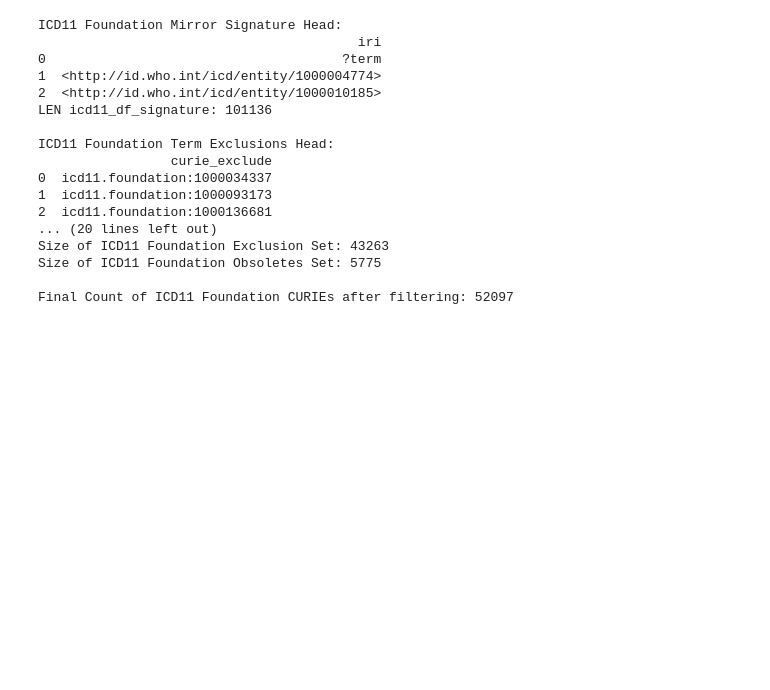
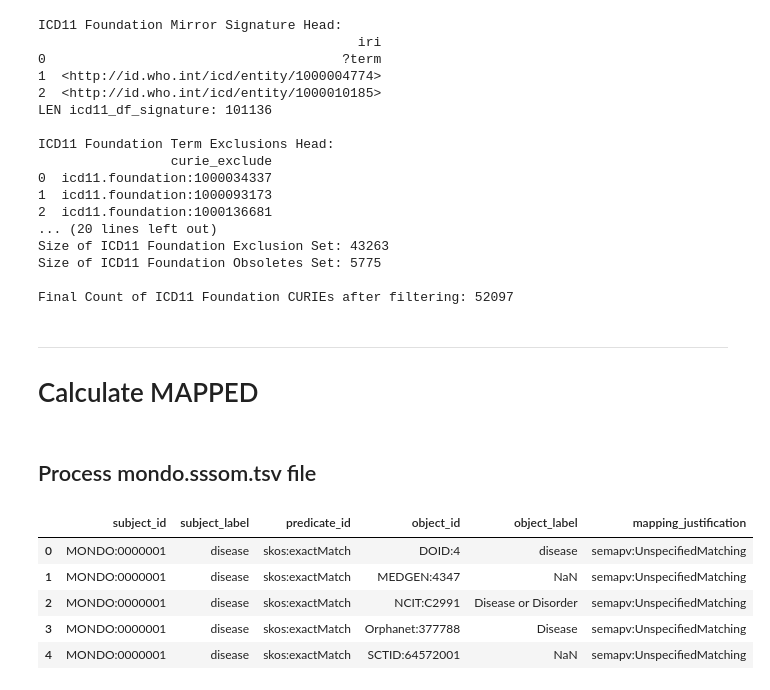
Before and after one commit to monarch-initiative/mondo-ingest, a Jupyter notebook: src/ontology/AlignmentStats.ipynb, the cells around one changed output. Saved outputs shown, nothing was run; the diff lists cells and outputs as text; code cells hidden in the pictures; blank space fills up the shorter version.

Commit message:
add new calculations for MAPPED based on mondo.sssom.tsv

```diff
--- a/src/ontology/AlignmentStats.ipynb
+++ b/src/ontology/AlignmentStats.ipynb
@@ -450,3 +454,21 @@ Size of ICD11 Foundation Exclusion Set: 43263
 Size of ICD11 Foundation Obsoletes Set: 5775
 
 Final Count of ICD11 Foundation CURIEs after filtering: 52097
+# %% [markdown]
+---
+# Calculate MAPPED
+# %% [markdown]
+## Process mondo.sssom.tsv file
+# %%
+# Read in mondo.sssom.tsv file
+
+mondo_sssom_df = pd.read_csv('tmp/mondo.sssom.tsv', sep='\t', skiprows=51)
+
+mondo_sssom_df.head()
+# %% [output]
+|  | subject_id | subject_label | predicate_id | object_id | object_label | mapping_justification |
+| 0 | MONDO:0000001 | disease | skos:exactMatch | DOID:4 | disease | semapv:UnspecifiedMatching |
+| 1 | MONDO:0000001 | disease | skos:exactMatch | MEDGEN:4347 | NaN | semapv:UnspecifiedMatching |
+| 2 | MONDO:0000001 | disease | skos:exactMatch | NCIT:C2991 | Disease or Disorder | semapv:UnspecifiedMatching |
+| 3 | MONDO:0000001 | disease | skos:exactMatch | Orphanet:377788 | Disease | semapv:UnspecifiedMatching |
+| 4 | MONDO:0000001 | disease | skos:exactMatch | SCTID:64572001 | NaN | semapv:UnspecifiedMatching |
```
Also changed, not shown: parts of 18 cells of this notebook.
